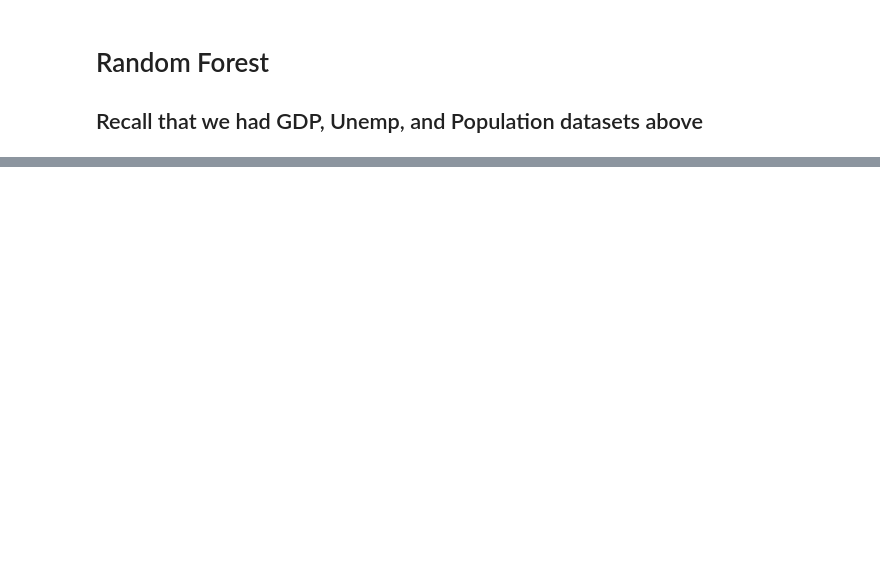
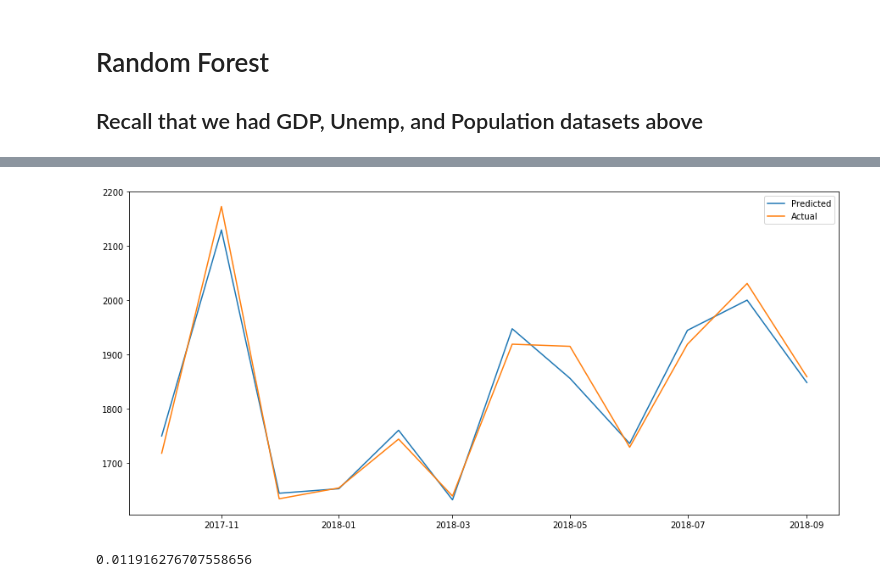
Before and after one commit to reubenlee3/car-deregistrations-py, a Jupyter notebook: Car-Rental Deregistration.ipynb, the cells around one changed output, grey strips where cells are left out. Saved outputs shown, nothing was run; the diff lists cells and outputs as text; code cells hidden in the pictures; blank space fills up the shorter version.

```diff
--- a/Car-Rental Deregistration.ipynb
+++ b/Car-Rental Deregistration.ipynb
@@ -302,0 +300,33 @@ test_rf = rf_df[rf_df['Date'] >= max(rf_df['Date']) - relativedelta(years=+1)]
+# %%
+def time_series_test_train_split(X,y,test_split):
+    X_train = X[X['Date'] <= test_split]
+    y_train = y[y['Date'] <= test_split]
+    X_test = X[X['Date'] > test_split]
+    y_test = y[y['Date'] > test_split]
+
+    return X_train, X_test, y_train, y_test
+
+X = rf_df.drop(columns = ['Cat B'])
+y = rf_df[['Date','Cat B']]
+test_split = max(rf_df['Date']) - relativedelta(years=+1)
+
+X_train, X_test, y_train, y_test = time_series_test_train_split(X,y,test_split)
+# %%
+from xgboost import XGBRegressor
+
+xgb = XGBRegressor()
+xgb.fit(X_train.drop(columns='Date'),y_train.drop(columns='Date'))
+
+prediction_xgb = xgb.predict(X_test.drop(columns='Date'))
+plt.figure(figsize=(15,7))
+plt.plot(y_test['Date'],prediction_xgb, label ='Predicted')
+plt.plot(y_test['Date'],y_test['Cat B'], label = 'Actual')
+plt.legend(loc = 'upper right')
+plt.show()
+# %% [output]
+[figure, added]
+# %%
+MAPE_xgb = np.mean(np.abs(prediction_xgb - y_test['Cat B'].reset_index(drop=True))/np.abs(y_test['Cat B'].reset_index(drop=True)))
+MAPE_xgb
+# %% [output]
+0.011916276707558656
```
Also changed, not shown: parts of 8 cells of this notebook.
